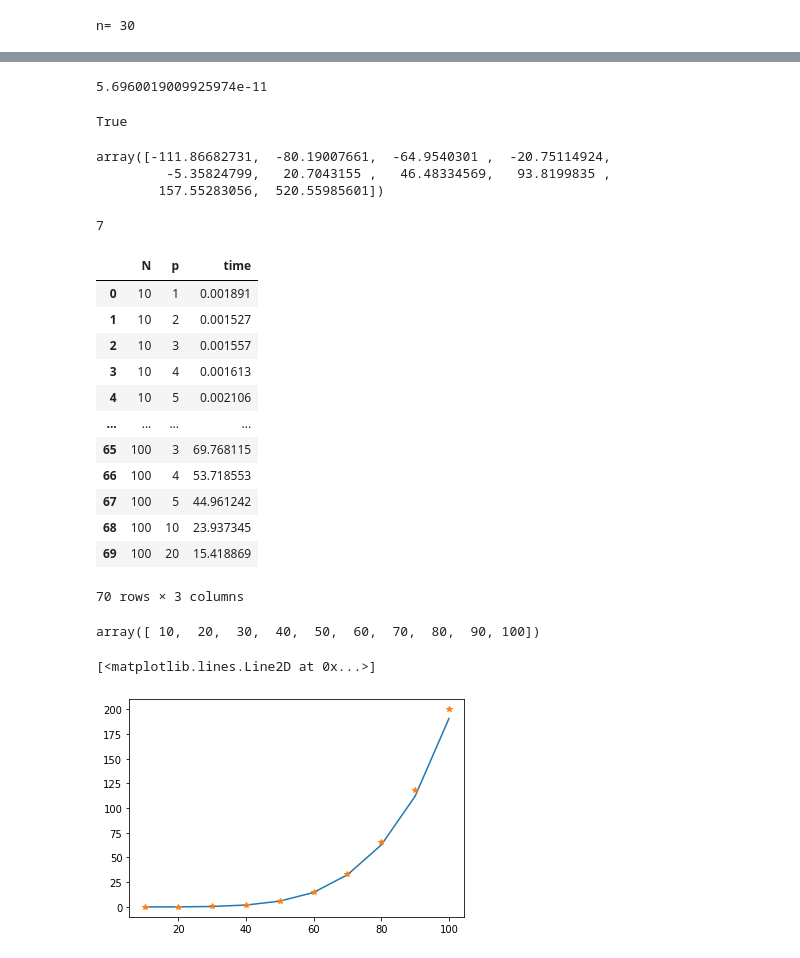
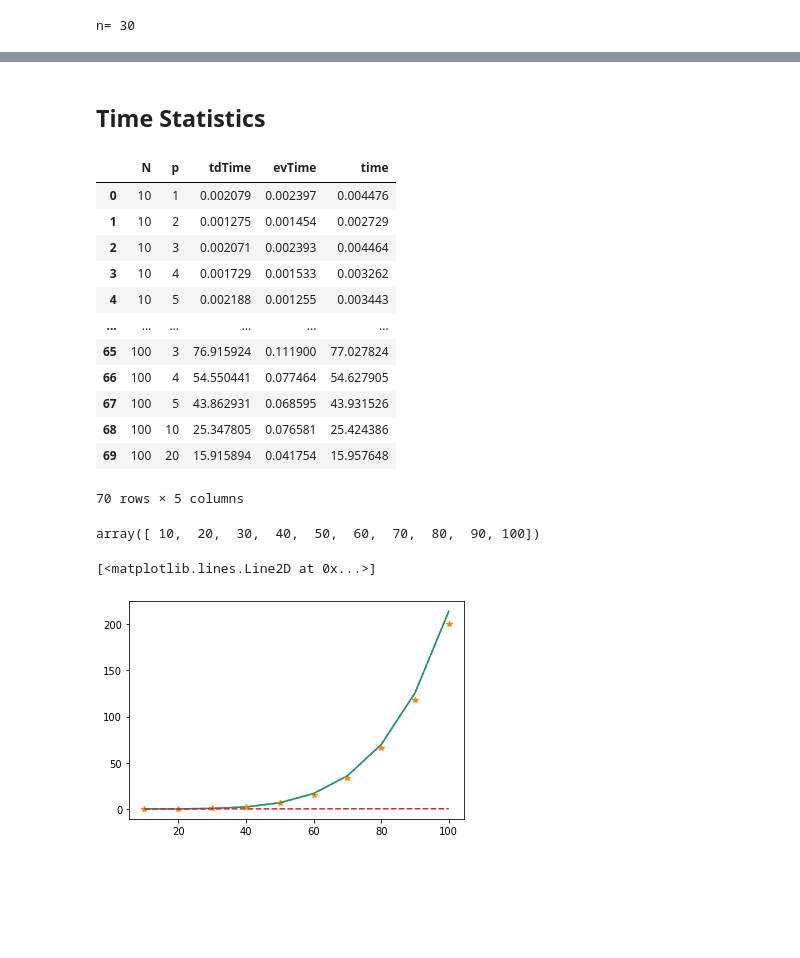
Before and after one commit to ALuchinsky/-Fall2022_CS4170, a Jupyter notebook: analysis/final_analysis.ipynb, the cells around one changed output, grey strips where cells are left out. Saved outputs shown, nothing was run; the diff lists cells and outputs as text; code cells hidden in the pictures; blank space fills up the shorter version.

Commit message:
analysis of time statistics

```diff
--- a/analysis/final_analysis.ipynb
+++ b/analysis/final_analysis.ipynb
@@ -64,39 +39,23 @@ in_ev[0]
-# %%
-np.sum(np.abs(1-in_ev/out_ev)**2)
-# %% [output]
-5.6960019009925974e-11
-# %%
-UT = np.array([outA[i,j] for i in range(n-2) for j in range(i+2, n)])
-np.allclose( 1+UT , 1, rtol=0.01)
-# %% [output]
-True
-# %%
-in_ev
-# %% [output]
-array([-111.86682731,  -80.19007661,  -64.9540301 ,  -20.75114924,
-         -5.35824799,   20.7043155 ,   46.48334569,   93.8199835 ,
-        157.55283056,  520.55985601])
-# %%
-np.sum(in_ev < 90)
-# %% [output]
-7
+# %% [markdown]
+## Time Statistics
 # %%
 res  = pd.read_csv("../Default/results.csv", sep=" ")
+res["time"] = res["tdTime"] + res["evTime"]
 res
 # %% [output]
-|  | N | p | time |
-| 0 | 10 | 1 | 0.001891 |
-| 1 | 10 | 2 | 0.001527 |
-| 2 | 10 | 3 | 0.001557 |
-| 3 | 10 | 4 | 0.001613 |
-| 4 | 10 | 5 | 0.002106 |
-| ... | ... | ... | ... |
-| 65 | 100 | 3 | 69.768115 |
-| 66 | 100 | 4 | 53.718553 |
-| 67 | 100 | 5 | 44.961242 |
-| 68 | 100 | 10 | 23.937345 |
-| 69 | 100 | 20 | 15.418869 |
+|  | N | p | tdTime | evTime | time |
+| 0 | 10 | 1 | 0.002079 | 0.002397 | 0.004476 |
+| 1 | 10 | 2 | 0.001275 | 0.001454 | 0.002729 |
+| 2 | 10 | 3 | 0.002071 | 0.002393 | 0.004464 |
+| 3 | 10 | 4 | 0.001729 | 0.001533 | 0.003262 |
+| 4 | 10 | 5 | 0.002188 | 0.001255 | 0.003443 |
+| ... | ... | ... | ... | ... | ... |
+| 65 | 100 | 3 | 76.915924 | 0.111900 | 77.027824 |
+| 66 | 100 | 4 | 54.550441 | 0.077464 | 54.627905 |
+| 67 | 100 | 5 | 43.862931 | 0.068595 | 43.931526 |
+| 68 | 100 | 10 | 25.347805 | 0.076581 | 25.424386 |
+| 69 | 100 | 20 | 15.915894 | 0.041754 | 15.957648 |
-70 rows × 3 columns
+70 rows × 5 columns
 # %%
 res["N"].unique()
 # %% [output]
@@ -104,13 +63,15 @@ array([ 10,  20,  30,  40,  50,  60,  70,  80,  90, 100])
 # %%
 df1 = res.query("p==1")
 Nlist = df1["N"].unique()
 plt.plot(Nlist, df1["time"])
 plt.plot(Nlist, 200*(Nlist/100)**5, "*")
+plt.plot(Nlist, df1["tdTime"], "--")
+plt.plot(Nlist, df1["evTime"], "--")
 # plt.yscale("log")
 # plt.xscale("log")
 # %% [output]
 [<matplotlib.lines.Line2D at 0x...>]
-[figure, old version]
+[figure, new version]
 # %%
 def getStat(res, N):
     df = res.query("N=="+str(N))
```
Also changed, not shown: parts of 11 cells of this notebook, 2 other files.
